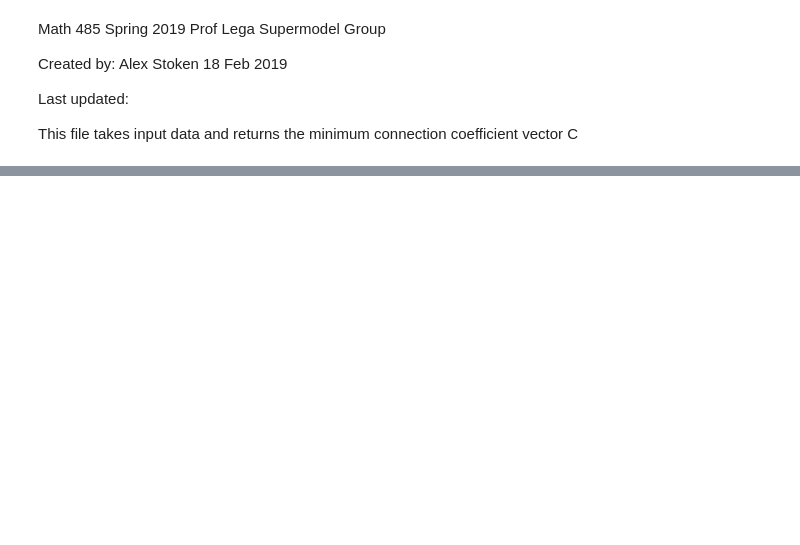
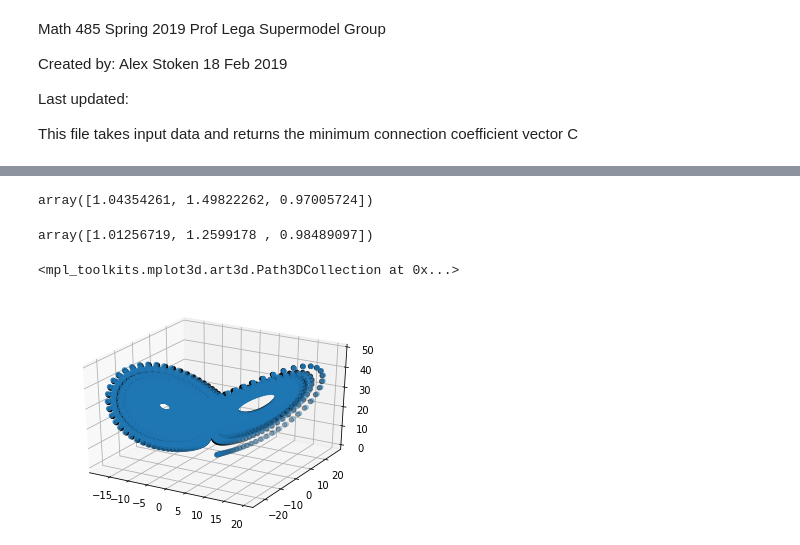
Before and after one commit to alexstoken/math485supermodels, a Jupyter notebook: find_min_C.ipynb, the cells around one changed output, grey strips where cells are left out. Drawn from its saved outputs; the diff is of its cells as text; code cells hidden in the pictures; blank space fills up the shorter version.

```diff
--- a/find_min_C.ipynb
+++ b/find_min_C.ipynb
@@ -69,0 +221,47 @@ NameError: name 'C_init' is not defined
+# %%
+truth = integrate.odeint(conn_lorentz, x_init, t, args=(C_zeros,[10,10,10], [28,28,28],[8/3, 8/3, 8/3]))
+data = truth[:,0:3]
+# %%
+x_s = supermodel(out )
+x_s[1,:]
+# %% [output]
+array([1.04354261, 1.49822262, 0.97005724])
+# %%
+s_model = supermodel(out)
+model = s_model[0]
+model
+# %% [output]
+array([1.01256719, 1.2599178 , 0.98489097])
+# %%
+C_inter = [0.90116551, 1.07192638, 1.28104365, 1.17140147, 0.89692277, 0.6730342,
+ 0.85512993, 1.74406348, 1.80344962, 1.12412627, 0.17815265, 0.01503177,
+ 0.94155409, 1.37137214, 1.57795167, 1.07505834, 0.50449348, 0.4240837]
+
+C_inter2 = [-3.24106489,  0.09558736,  4.13198922,  5.0663548,   8.4029325,   2.35659839,
+  0.27682368, 14.99360004,  7.703643,    2.07966659,  0.46480476,  3.92095302,
+ -1.49030414,  2.21241307,  0.55856359,  2.63551928,  3.37138648,  1.10842996]
+
+C_inter3= [-3.12301587,  0.31186525,  4.17251902,  4.98501883,  8.27560974,  2.37482766,
+  0.28619821, 15.17847446,  7.62132753,  2.01575813,  0.43202908,  4.16163117,
+ -1.42066728,  2.08564723, 0.7650616,   2.71341515,  3.33252829,  1.07690985]
+
+t = np.arange(0,100,0.01)
+C_opt_guess = np.zeros(18)
+C_ones = np.ones(18)
+C_zeros = np.zeros(18)
+x_init = [x_o[0,i] for i in range(3) for i in range(3)]
+
+out = integrate.odeint(conn_lorentz, x_init, t, args=(C_inter3,[13.25,7,6.5], [19,18,38],[3.5, 3.7, 1.7]))
+# %%
+import mpld3
+ax = plt.axes(projection='3d')
+n=5000
+#ax.scatter(out[:n,0],out[:n,1],out[:n,2], c = 'blue')
+#ax.scatter(out[:n,3],out[:n,4],out[:n,5], c='red')
+#ax.scatter(out[:n,6],out[:n,7],out[:n,8],c='yellow')
+ax.scatter(truth[:n,6],truth[:n,7],truth[:n,8])
+x_s = supermodel(out )
+ax.scatter(x_s[:n,0], x_s[:n,1],x_s[:n,2] ,c='black')
+# %% [output]
+<mpl_toolkits.mplot3d.art3d.Path3DCollection at 0x...>
+[figure, added]
```
Also changed, not shown: parts of 15 cells of this notebook, 10 other files.
